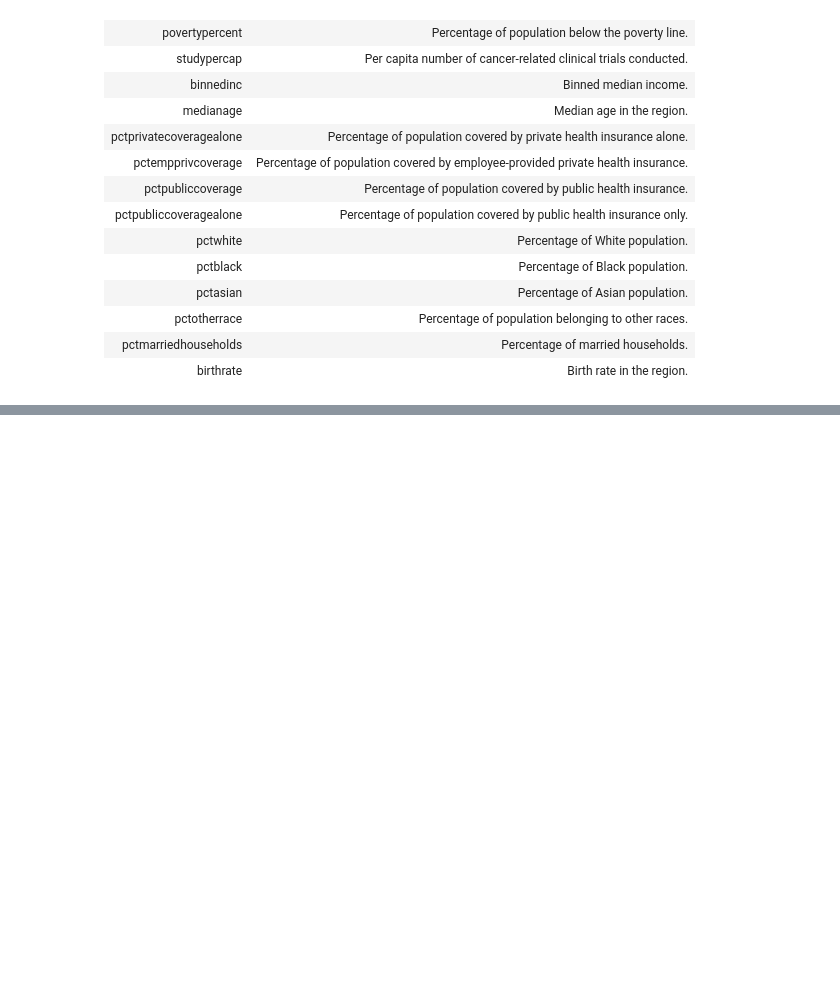
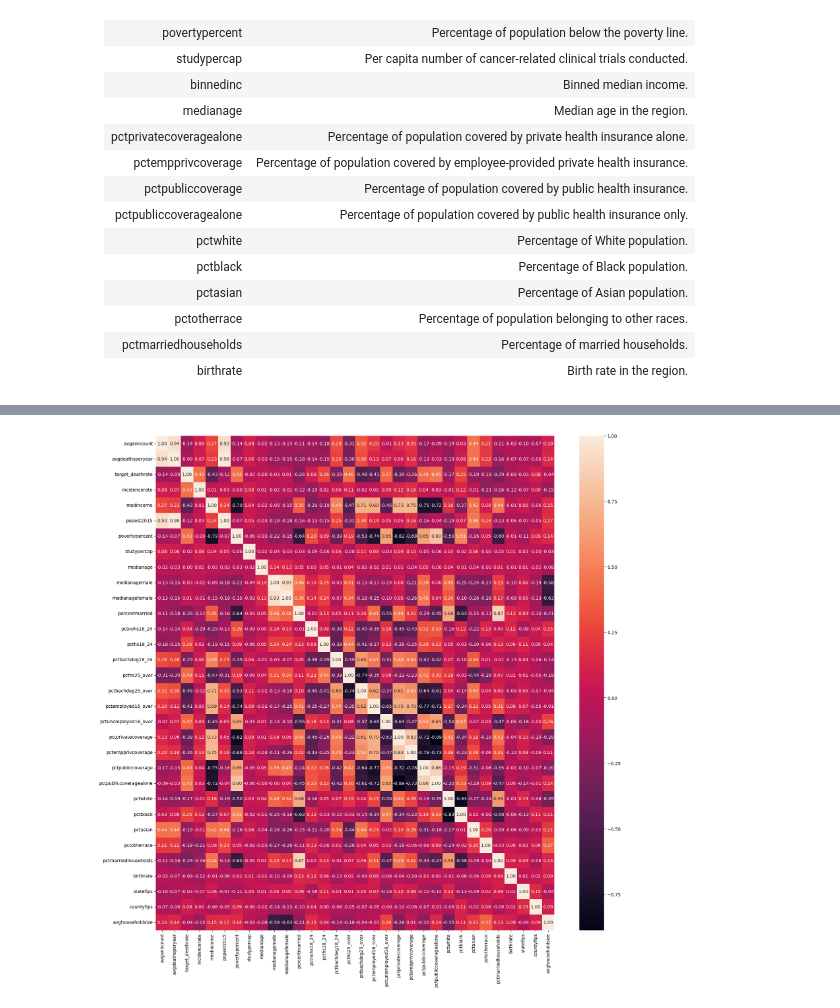
Before and after one commit to cake-dev/AdvDataScience, a Jupyter notebook: Cancer_Project.ipynb, the cells around one changed output, grey strips where cells are left out. Drawn from its saved outputs; the diff is of its cells as text; code cells hidden in the pictures; blank space fills up the shorter version.

```diff
--- a/Cancer_Project.ipynb
+++ b/Cancer_Project.ipynb
@@ -113,0 +117,7 @@ cancer_stats
+# %%
+cancer_stats_reduced = cancer_stats.drop(columns=['geography', 'binnedinc']) # drop non-numeric columns
+# # combine statefips and countyfips to get a unique identifier for each county
+# cancer_stats_reduced['regionfips'] = cancer_stats_reduced['statefips'].astype(str) + cancer_stats_reduced['countyfips'].astype(str)
+# cancer_stats_reduced['regionfips'] = cancer_stats_reduced['regionfips'].astype(int)
+# cancer_stats_reduced.drop(columns=['statefips', 'countyfips'], inplace=True)
+cancer_stats_reduced
@@ -113,0 +138,8 @@ cancer_stats
+# %%
+# correlation matrix
+corr = cancer_stats_reduced.corr()
+plt.figure(figsize=(20, 20))
+sns.heatmap(corr, annot=True, fmt=".2f")
+plt.show()
+# %% [output]
+[figure, added]
```
Also changed, not shown: parts of 12 cells of this notebook.
